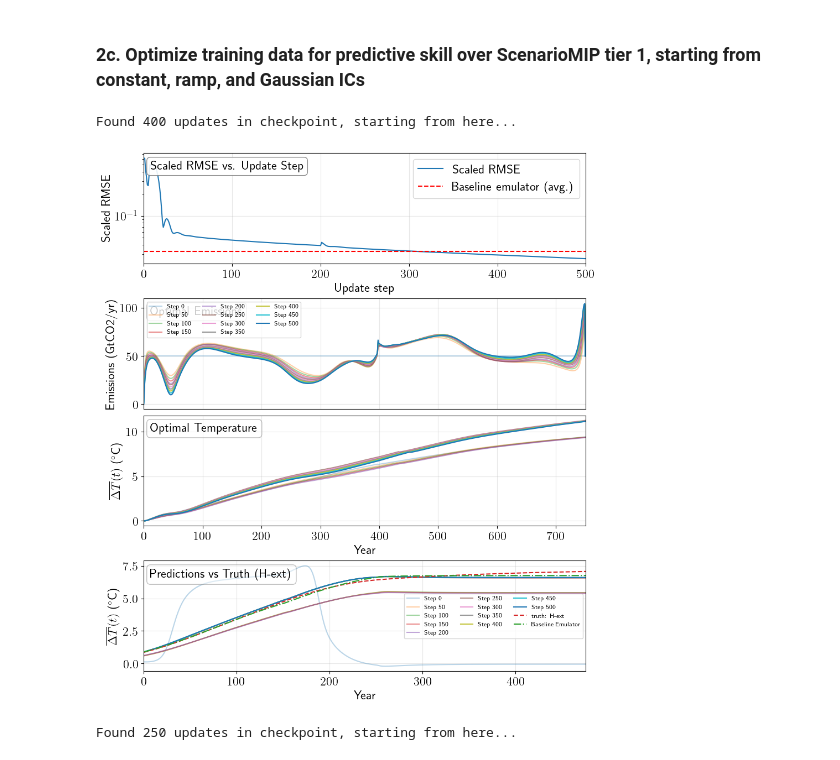
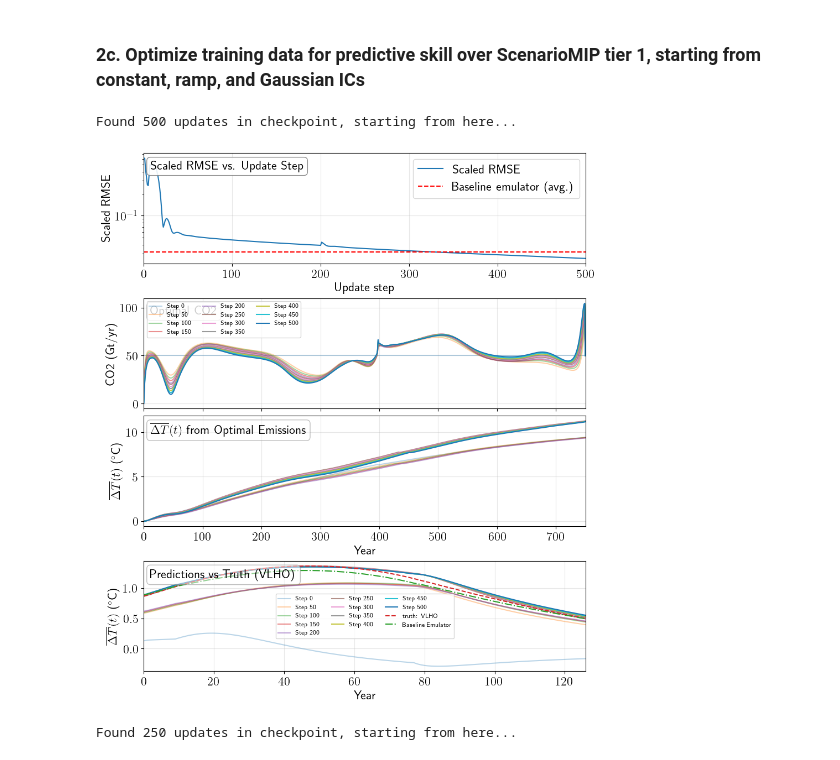
Before and after one commit to cbwomack/Emulator_Training_Data, a Jupyter notebook: 3a_inverse_CO2_only.ipynb, the cells around one changed output. Cells and saved outputs as stored; diff of their text form; code cells hidden in the pictures.

```diff
--- a/3a_inverse_CO2_only.ipynb
+++ b/3a_inverse_CO2_only.ipynb
@@ -65,6 +65,12 @@ paramsK_base, baseline_results, baseline_preds, ground_truth = utils_inverse.eva
     weight_decay=1e-2,
 )
 
+import pickle
+path = 'checkpoints/co2/baseline_co2_only.pkl'
+
+with open(path, "wb") as f:
+    pickle.dump(baseline_results, f)
+
 for test_set in baseline_results:
     per_scen = baseline_results[test_set]
     mean_err = baseline_results[test_set]['mean']
@@ -260,18 +266,18 @@ results_CO2_tier1_constant = utils_inverse.optimize_emissions_inverse(
     n_nonneg_prefix=0,
 )
 # %% [output]
-Found 400 updates in checkpoint, starting from here...
+Found 500 updates in checkpoint, starting from here...
 # %%
-predict_plot = 'H-ext'
+predict_plot = 'VLHO'
 utils_inverse.plot_inverse_results(
     results_CO2_tier1_constant,
     baseline_results['Tier 1']['mean'],
     active_agents=('CO2',),
     pred_scenario=predict_plot,
     baseline_preds=baseline_preds['Tier 1'][predict_plot]
 )
 # %% [output]
-[figure, old version]
+[figure, new version]
 # %%
 emis_dict_valid = emis_dict_tier1_JAX.copy()
 IC = 'ramp'
```
Also changed, not shown: 14 other files.
